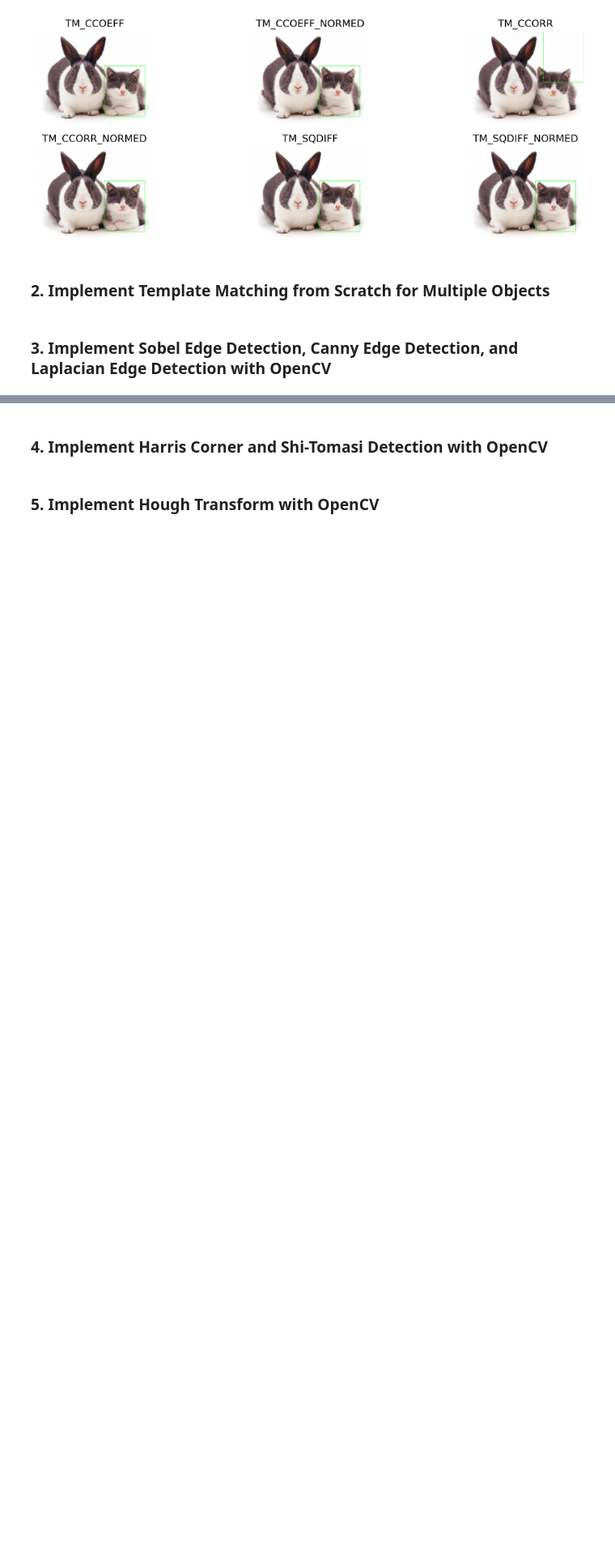
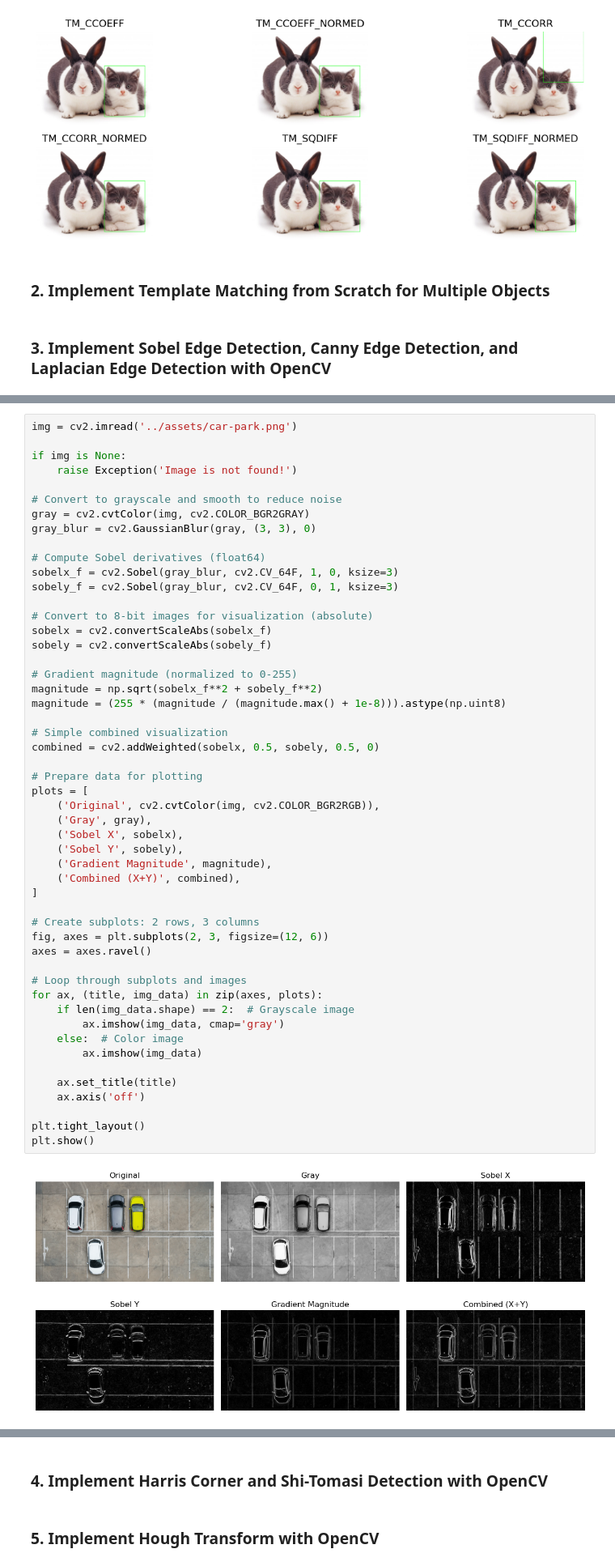
Before and after one commit to FarrelAD/Penglihatan-Komputer, a Jupyter notebook: notebooks/week-11.ipynb, the cells around one changed output, grey strips where cells are left out. Shown at 81% size. Drawn from its saved outputs; the diff is of its cells as text; blank space fills up the shorter version.

```diff
--- a/notebooks/week-11.ipynb
+++ b/notebooks/week-11.ipynb
@@ -72,0 +75,53 @@ plt.show()
+# %%
+img = cv2.imread('../assets/car-park.png')
+
+if img is None:
+    raise Exception('Image is not found!')
+
+# Convert to grayscale and smooth to reduce noise
+gray = cv2.cvtColor(img, cv2.COLOR_BGR2GRAY)
+gray_blur = cv2.GaussianBlur(gray, (3, 3), 0)
+
+# Compute Sobel derivatives (float64)
+sobelx_f = cv2.Sobel(gray_blur, cv2.CV_64F, 1, 0, ksize=3)
+sobely_f = cv2.Sobel(gray_blur, cv2.CV_64F, 0, 1, ksize=3)
+
+# Convert to 8-bit images for visualization (absolute)
+sobelx = cv2.convertScaleAbs(sobelx_f)
+sobely = cv2.convertScaleAbs(sobely_f)
+
+# Gradient magnitude (normalized to 0-255)
+magnitude = np.sqrt(sobelx_f**2 + sobely_f**2)
+magnitude = (255 * (magnitude / (magnitude.max() + 1e-8))).astype(np.uint8)
+
+# Simple combined visualization
+combined = cv2.addWeighted(sobelx, 0.5, sobely, 0.5, 0)
+
+# Prepare data for plotting
+plots = [
+    ('Original', cv2.cvtColor(img, cv2.COLOR_BGR2RGB)),
+    ('Gray', gray),
+    ('Sobel X', sobelx),
+    ('Sobel Y', sobely),
+    ('Gradient Magnitude', magnitude),
+    ('Combined (X+Y)', combined),
+]
+
+# Create subplots: 2 rows, 3 columns
+fig, axes = plt.subplots(2, 3, figsize=(12, 6))
+axes = axes.ravel()
+
+# Loop through subplots and images
+for ax, (title, img_data) in zip(axes, plots):
+    if len(img_data.shape) == 2:  # Grayscale image
+        ax.imshow(img_data, cmap='gray')
+    else:  # Color image
+        ax.imshow(img_data)
+
+    ax.set_title(title)
+    ax.axis('off')
+
+plt.tight_layout()
+plt.show()
+# %% [output]
+[figure, added]
```
Also changed, not shown: parts of 6 cells of this notebook.
